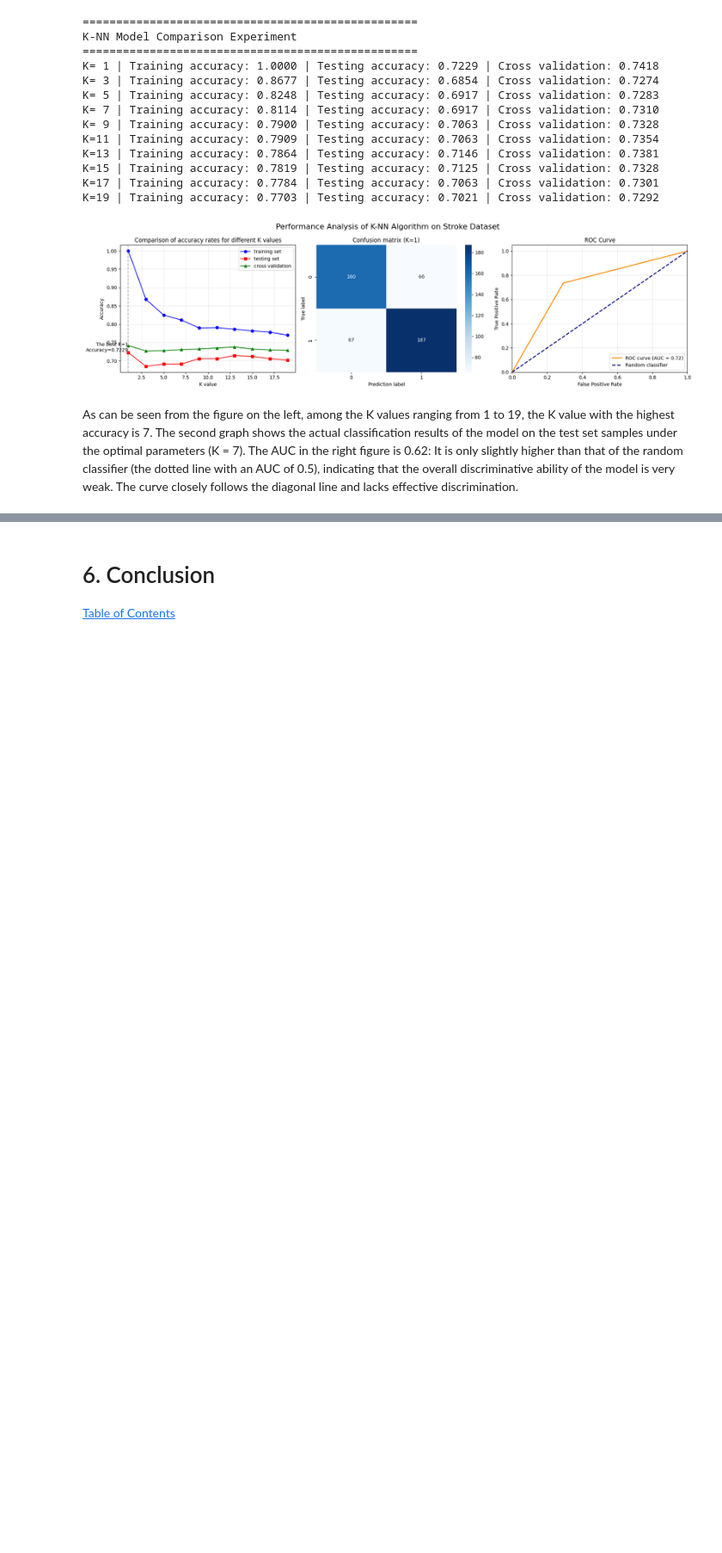
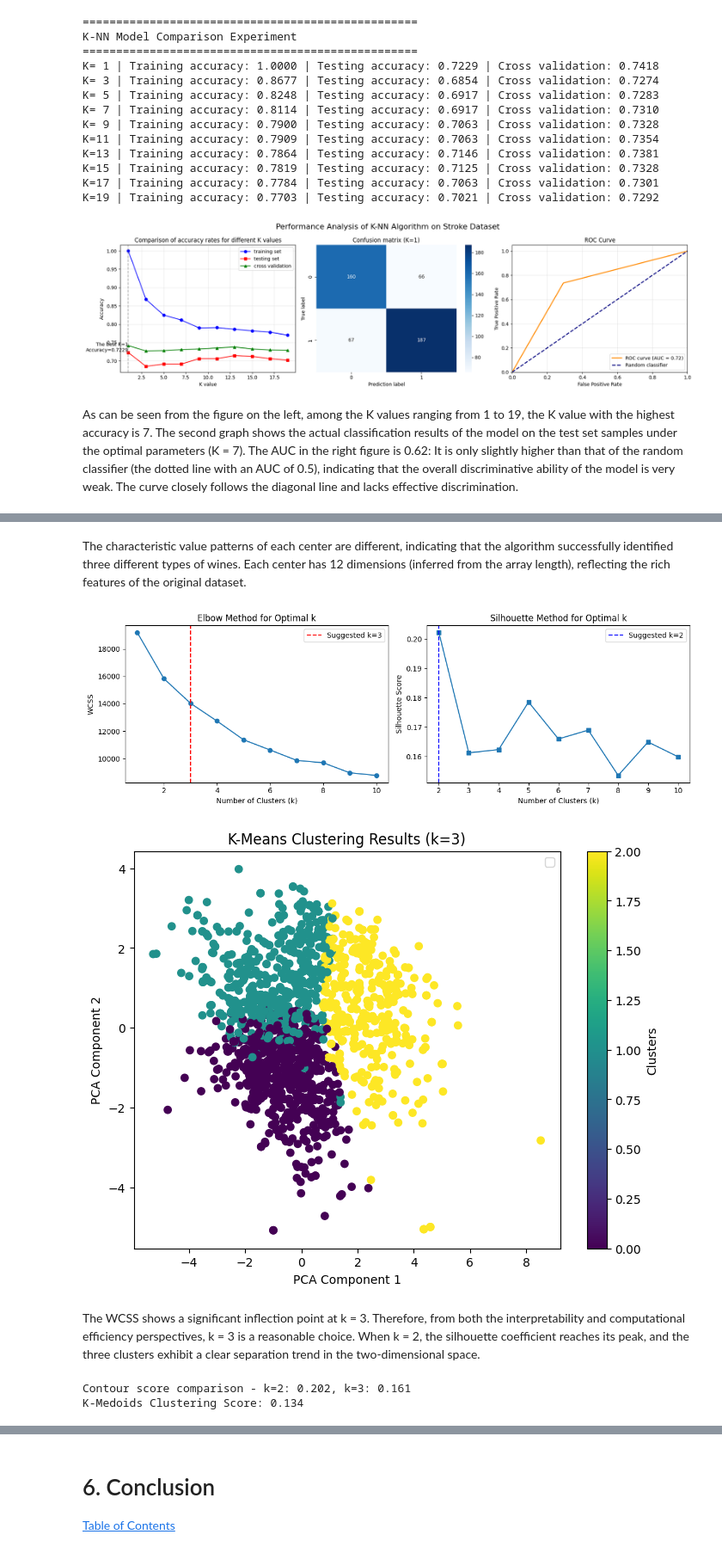
Before and after one commit to Iris-Jiaa/DSML2-ChangyuJia, a Jupyter notebook: notebook/dsml-changyu-jia.ipynb, the cells around one changed output, grey strips where cells are left out. Shown at 86% size. Saved outputs shown, nothing was run; the diff lists cells and outputs as text; code cells hidden in the pictures; blank space fills up the shorter version.

```diff
--- a/notebook/dsml-changyu-jia.ipynb
+++ b/notebook/dsml-changyu-jia.ipynb
@@ -184,3 +187,7 @@ The categorical variables are :
+# %%
+features = winequality_data.drop('quality', axis=1)
+scaler = StandardScaler()
+scaled_features = scaler.fit_transform(features)
 # %% [markdown]
 ## 4.3. Encode
 # %% [markdown]
@@ -293,0 +339,60 @@ As can be seen from the figure on the left, among the K values ranging from 1 to
+# %% [markdown]
+The characteristic value patterns of each center are different, indicating that the algorithm successfully identified three different types of wines. Each center has 12 dimensions (inferred from the array length), reflecting the rich features of the original dataset.
+# %%
+# 1. Elbow method visualization
+plt.figure(figsize=(12, 4))
+plt.subplot(1, 2, 1)
+plt.plot(k_range, wcss, marker='o')
+plt.xlabel('Number of Clusters (k)')
+plt.ylabel('WCSS')
+plt.title('Elbow Method for Optimal k')
+plt.axvline(x=optimal_k_elbow, color='red', linestyle='--', label=f'Suggested k={optimal_k_elbow}')
+plt.legend()
+
+# 2. Contour method visualization
+plt.subplot(1, 2, 2)
+plt.plot(range(2, 11), silhouette_scores, marker='s')
+plt.xlabel('Number of Clusters (k)')
+plt.ylabel('Silhouette Score')
+plt.title('Silhouette Method for Optimal k')
+plt.axvline(x=optimal_k_silhouette, color='blue', linestyle='--', label=f'Suggested k={optimal_k_silhouette}')
+plt.legend()
+plt.tight_layout()
+plt.show()
+
+# 3. Visualization of clustering results (using PCA for dimensionality reduction to 2D)
+pca = PCA(n_components=2)
+reduced_data = pca.fit_transform(scaled_features)
+plt.figure(figsize=(8, 6))
+scatter = plt.scatter(reduced_data[:, 0], reduced_data[:, 1], c= winequality_data['cluster'], cmap='viridis')
+plt.colorbar(scatter, label='Clusters')
+plt.xlabel('PCA Component 1')
+plt.ylabel('PCA Component 2')
+plt.title('K-Means Clustering Results (k=3)')
+plt.legend()
+plt.show()
+# %% [output]
+[figure, added]
+[figure, added]
+# %% [markdown]
+The WCSS shows a significant inflection point at k = 3. Therefore, from both the interpretability and computational efficiency perspectives, k = 3 is a reasonable choice. When k = 2, the silhouette coefficient reaches its peak, and the three clusters exhibit a clear separation trend in the two-dimensional space.
+# %%
+kmeans_k2 = KMeans(n_clusters=2, random_state=42)
+kmeans_k3 = KMeans(n_clusters=3, random_state=42)
+winequality_data['cluster_k2'] = kmeans_k2.fit_predict(scaled_features)
+winequality_data['cluster_k3'] = kmeans_k3.fit_predict(scaled_features)
+
+# Calculate contour score comparison
+score_k2 = silhouette_score(scaled_features, winequality_data['cluster_k2'])
+score_k3 = silhouette_score(scaled_features, winequality_data['cluster_k3'])
+print(f"Contour score comparison - k=2: {score_k2:.3f}, k=3: {score_k3:.3f}")
+
+# Compared with K-Medoids
+from sklearn_extra.cluster import KMedoids
+kmedoids = KMedoids(n_clusters=3, random_state=42)
+winequality_data['cluster_medoids'] = kmedoids.fit_predict(scaled_features)
+score_medoids = silhouette_score(scaled_features, winequality_data['cluster_medoids'])
+print(f"K-Medoids Clustering Score: {score_medoids:.3f}")
+# %% [output]
+Contour score comparison - k=2: 0.202, k=3: 0.161
+K-Medoids Clustering Score: 0.134
```
Also changed, not shown: parts of 11 cells of this notebook, 1 other file.
